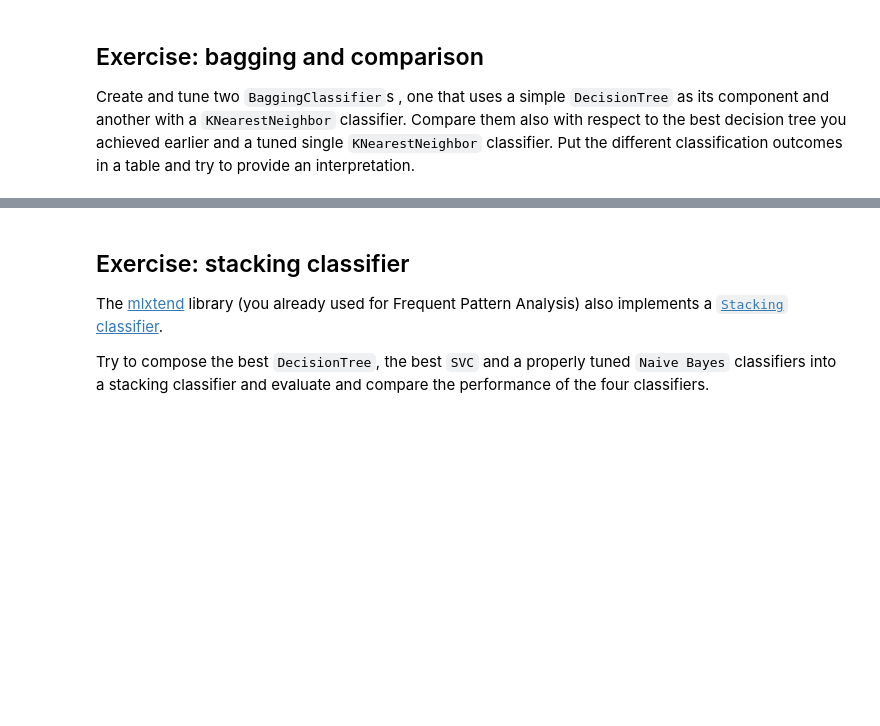
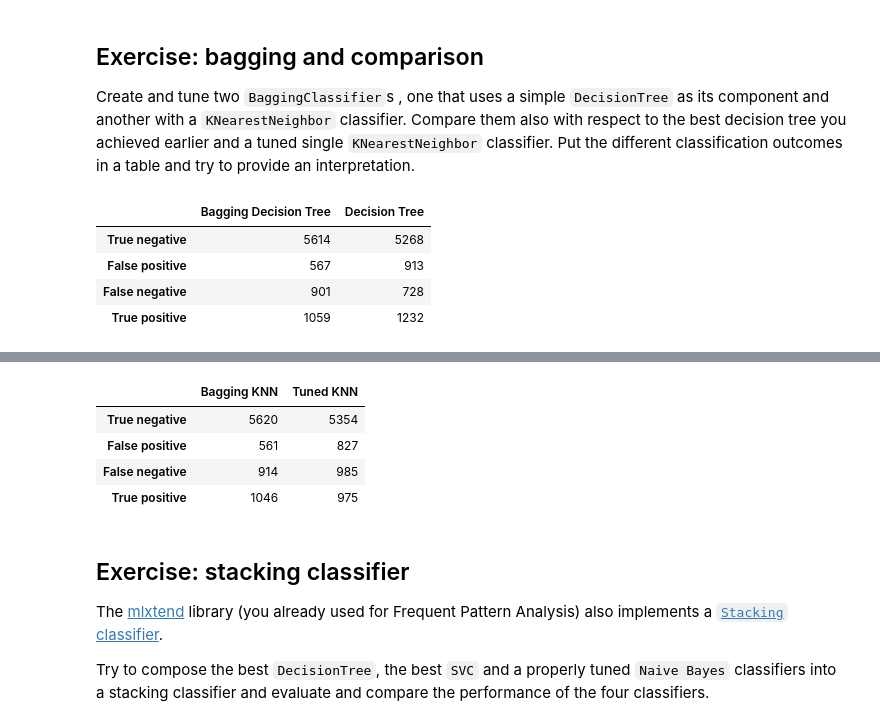
Before and after one commit to persello/daml-notebooks, a Jupyter notebook: 12/classification.ipynb, the cells around one changed output, grey strips where cells are left out. Drawn from its saved outputs; the diff is of its cells as text; code cells hidden in the pictures; blank space fills up the shorter version.

```diff
--- a/12/classification.ipynb
+++ b/12/classification.ipynb
@@ -917,0 +947,65 @@ raise NotImplementedError()
+# %%
+from sklearn.ensemble import BaggingClassifier
+from sklearn.neighbors import KNeighborsClassifier
+
+# Decision Tree
+
+dt_bagging = BaggingClassifier(base_estimator=DecisionTreeClassifier())
+dt_bagging.fit(X_train, y_train)
+y_pred = dt_bagging.predict(X_test)
+
+cm_dt_bagging = confusion_matrix(y_test, y_pred)
+
+best_dt_classifier.fit(X_train, y_train)
+y_pred = best_dt_classifier.predict(X_test)
+
+cm_dt = confusion_matrix(y_test, y_pred)
+
+out = pd.DataFrame({
+    'Bagging Decision Tree': cm_dt_bagging.ravel(),
+    'Decision Tree': cm_dt.ravel(),
+}, index=['True negative', 'False positive', 'False negative', 'True positive'])
+
+display(out)
+
+# KNN
+
+knn_bagging = BaggingClassifier(base_estimator=KNeighborsClassifier())
+knn_bagging.fit(X_train, y_train)
+y_pred = knn_bagging.predict(X_test)
+
+cm_knn_bagging = confusion_matrix(y_test, y_pred)
+
+# Tuned single KNN
+
+knn_pipeline = Pipeline([
+    ('preprocess', encoding),
+    ('knn', KNeighborsClassifier())
+])
+
+parameters = {
+    'knn__n_neighbors': range(1, 20),
+}
+
+grid_search = GridSearchCV(knn_pipeline, parameters, cv=10, return_train_score=False, n_jobs=8)
+grid_search.fit(df, df['Income'])
+
+tuned_knn = KNeighborsClassifier(n_neighbors=grid_search.best_params_['knn__n_neighbors'])
+tuned_knn.fit(X_train, y_train)
+
+y_pred = tuned_knn.predict(X_test)
+
+cm_tuned_knn = confusion_matrix(y_test, y_pred)
+
+out = pd.DataFrame({
+    'Bagging KNN': cm_knn_bagging.ravel(),
+    'Tuned KNN': cm_tuned_knn.ravel(),
+}, index=['True negative', 'False positive', 'False negative', 'True positive'])
+
+display(out)
+# %% [output]
+|  | Bagging Decision Tree | Decision Tree |
+| True negative | 5614 | 5268 |
+| False positive | 567 | 913 |
+| False negative | 901 | 728 |
+| True positive | 1059 | 1232 |
@@ -918,3 +1029,8 @@ raise NotImplementedError()
+|  | Bagging KNN | Tuned KNN |
+| True negative | 5620 | 5354 |
+| False positive | 561 | 827 |
+| False negative | 914 | 985 |
+| True positive | 1046 | 975 |
 # %% [markdown]
 ## Exercise: stacking classifier
 
```
Also changed, not shown: parts of 16 cells of this notebook.
